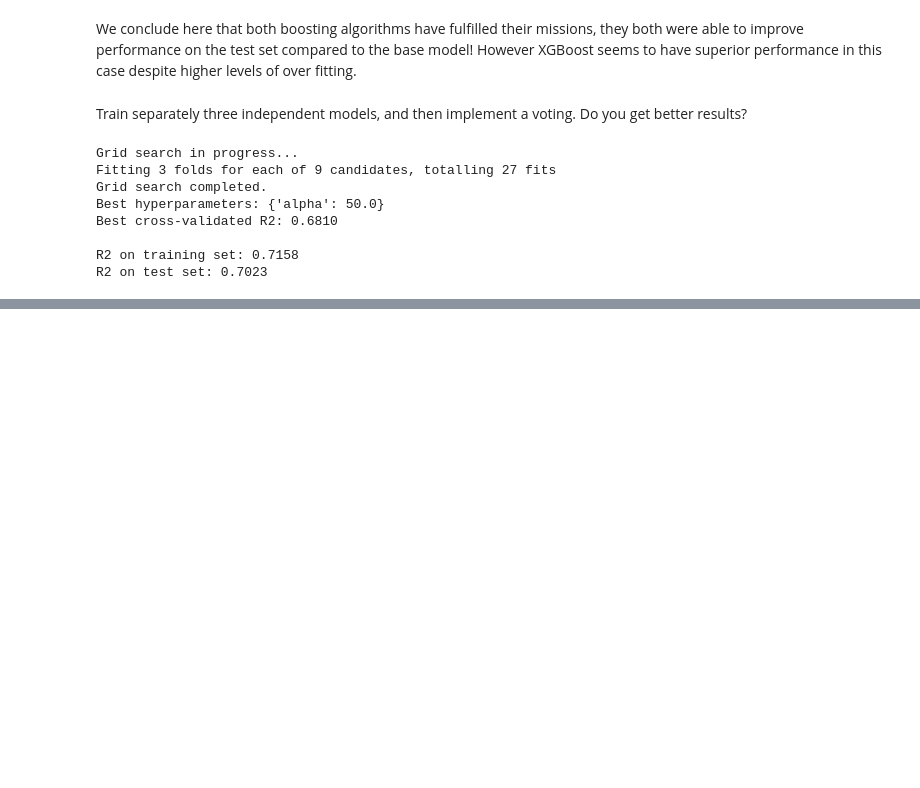
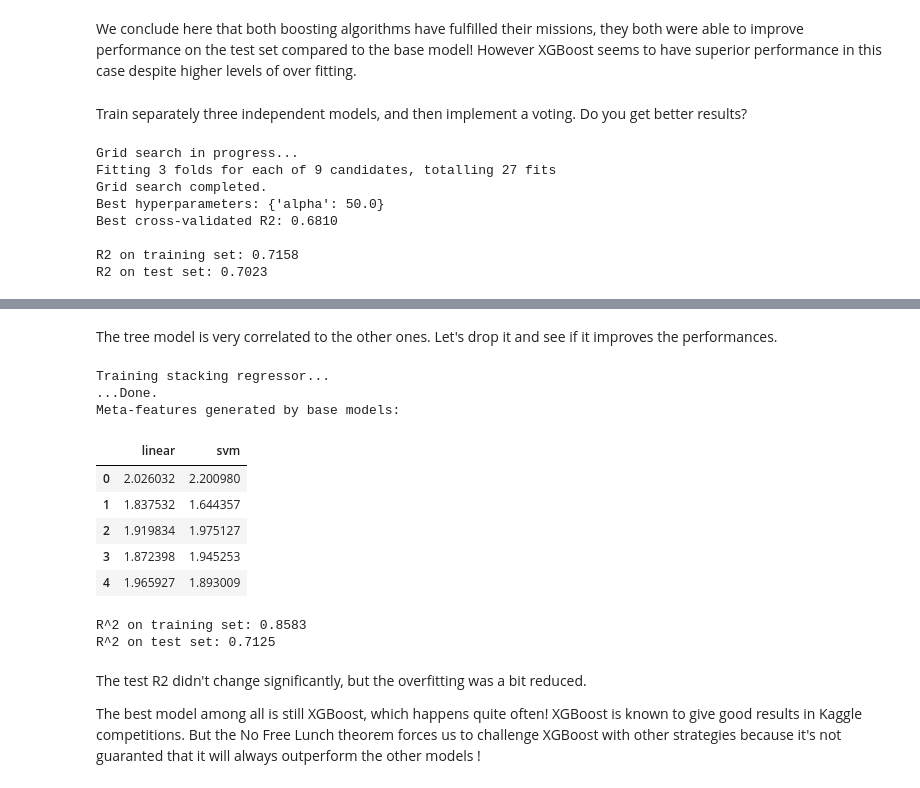
Before and after one commit to msche81/2-Jedha_Fullstack, a Jupyter notebook: 6_supervised_Machine_learning/7_ensemble_learning/1-3_ensemble_methods-airbnb-exercice.ipynb, the cells around one changed output, grey strips where cells are left out. Cells and saved outputs as stored; diff of their text form; code cells hidden in the pictures; blank space fills up the shorter version.

```diff
--- a/6_supervised_Machine_learning/7_ensemble_learning/1-3_ensemble_methods-airbnb-exercice.ipynb
+++ b/6_supervised_Machine_learning/7_ensemble_learning/1-3_ensemble_methods-airbnb-exercice.ipynb
@@ -1165,0 +1282,47 @@ print(f"R2 on test set: {decision_tree_r_opt.score(X_test, y_test):.4f}")
+# %% [markdown]
+The tree model is very correlated to the other ones. Let's drop it and see if it improves the performances.
+# %%
+# Initialisation du modèle de stacking sans "tree"
+print("Training stacking regressor...")
+stacking = StackingRegressor(
+    estimators=[
+        ("linear", linreg),  # Régression Ridge
+        ("svm", svm)         # SVM
+    ],
+    cv=3  # Validation croisée à 3 plis
+)
+
+# Entraînement et transformation
+preds = stacking.fit_transform(X_train, y_train)
+
+# Vérifie si les prédictions sont une matrice sparse
+if issparse(preds):
+    preds = preds.toarray()
+
+# Conversion en DataFrame
+predictions = pd.DataFrame(preds, columns=stacking.named_estimators_.keys())
+print("...Done.")
+
+# Affichage des méta-features
+print("Meta-features generated by base models:")
+display(predictions.head())
+
+# Évaluation des performances
+print(f"R^2 on training set: {stacking.score(X_train, y_train):.4f}")
+print(f"R^2 on test set: {stacking.score(X_test, y_test):.4f}")
+# %% [output]
+Training stacking regressor...
+...Done.
+Meta-features generated by base models:
+|  | linear | svm |
+| 0 | 2.026032 | 2.200980 |
+| 1 | 1.837532 | 1.644357 |
+| 2 | 1.919834 | 1.975127 |
+| 3 | 1.872398 | 1.945253 |
+| 4 | 1.965927 | 1.893009 |
+R^2 on training set: 0.8583
+R^2 on test set: 0.7125
+# %% [markdown]
+The test R2 didn't change significantly, but the overfitting was a bit reduced.
+
+The best model among all is still XGBoost, which happens quite often! XGBoost is known to give good results in Kaggle competitions. But the No Free Lunch theorem forces us to challenge XGBoost with other strategies because it's not guaranted that it will always outperform the other models !
```
Also changed, not shown: parts of 9 cells of this notebook, 3 other files.
